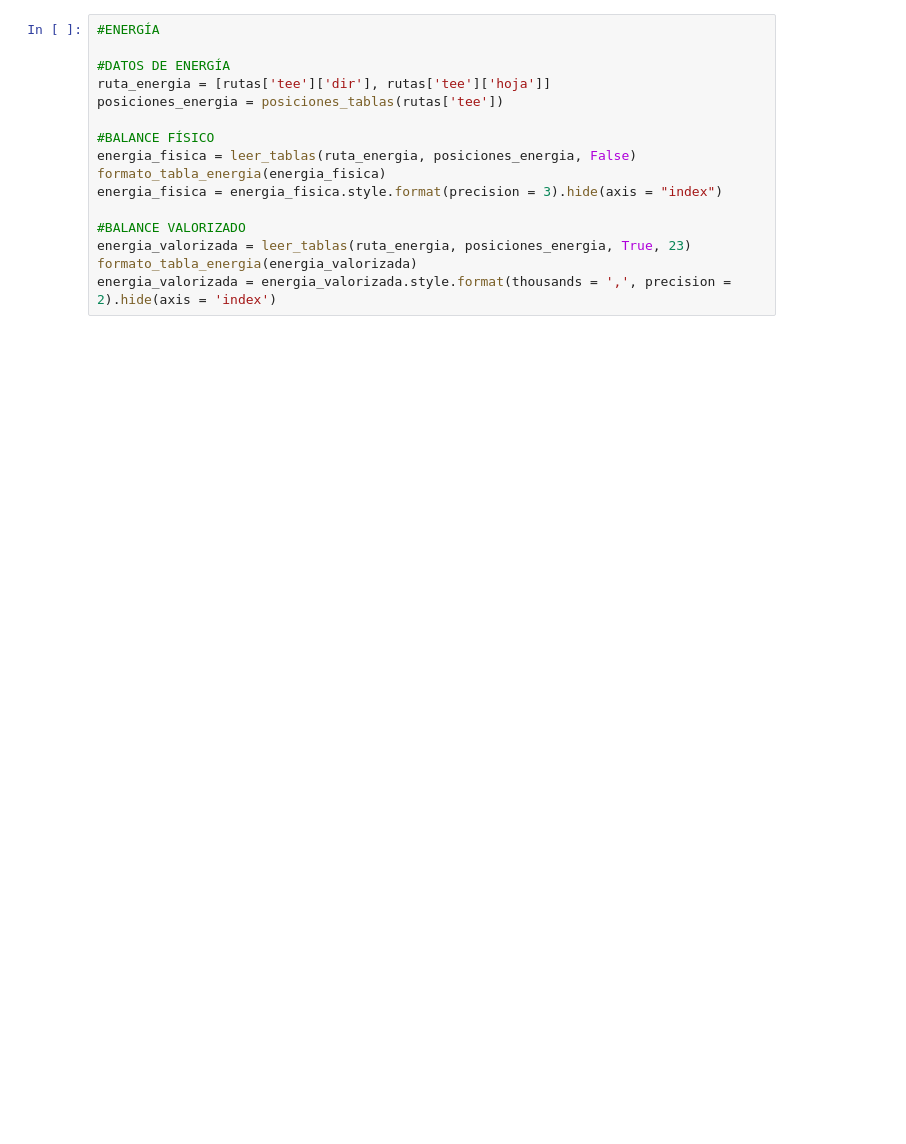
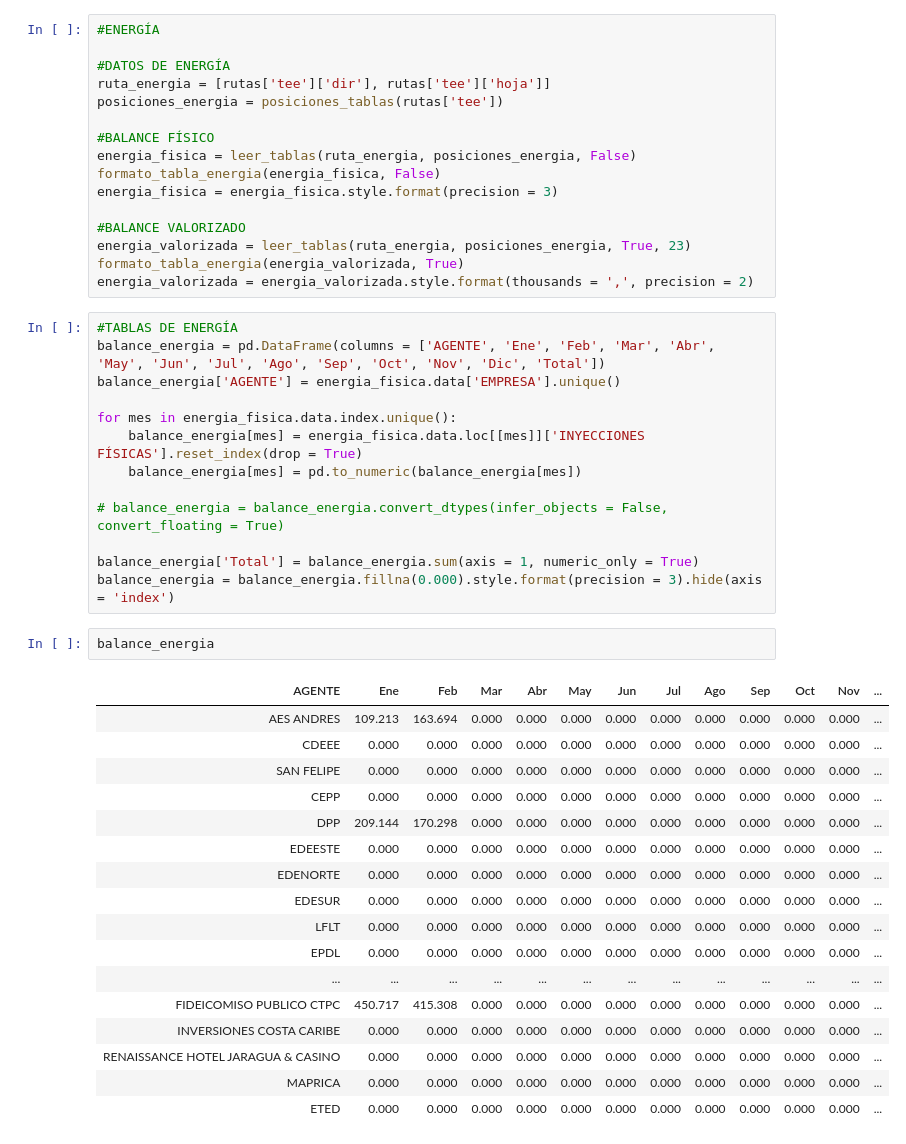
Before and after one commit to Gases/informe_mensual, a Jupyter notebook: informe.ipynb, the cells around one changed output. Saved outputs shown, nothing was run; the diff lists cells and outputs as text; blank space fills up the shorter version.

Commit message:
terminar extraccion de data

```diff
--- a/informe.ipynb
+++ b/informe.ipynb
@@ -179,13 +217,46 @@ posiciones_energia = posiciones_tablas(rutas['tee'])
 
 #BALANCE FÍSICO
 energia_fisica = leer_tablas(ruta_energia, posiciones_energia, False)
-formato_tabla_energia(energia_fisica)
-energia_fisica = energia_fisica.style.format(precision = 3).hide(axis = "index")
+formato_tabla_energia(energia_fisica, False)
+energia_fisica = energia_fisica.style.format(precision = 3)
 
 #BALANCE VALORIZADO
 energia_valorizada = leer_tablas(ruta_energia, posiciones_energia, True, 23)
-formato_tabla_energia(energia_valorizada)
-energia_valorizada = energia_valorizada.style.format(thousands = ',', precision = 2).hide(axis = 'index')
+formato_tabla_energia(energia_valorizada, True)
+energia_valorizada = energia_valorizada.style.format(thousands = ',', precision = 2)
+# %%
+#TABLAS DE ENERGÍA
+balance_energia = pd.DataFrame(columns = ['AGENTE', 'Ene', 'Feb', 'Mar', 'Abr', 'May', 'Jun', 'Jul', 'Ago', 'Sep', 'Oct', 'Nov', 'Dic', 'Total'])
+balance_energia['AGENTE'] = energia_fisica.data['EMPRESA'].unique()
+
+for mes in energia_fisica.data.index.unique():
+    balance_energia[mes] = energia_fisica.data.loc[[mes]]['INYECCIONES FÍSICAS'].reset_index(drop = True)
+    balance_energia[mes] = pd.to_numeric(balance_energia[mes])
+
+# balance_energia = balance_energia.convert_dtypes(infer_objects = False, convert_floating = True)
+
+balance_energia['Total'] = balance_energia.sum(axis = 1, numeric_only = True)
+balance_energia = balance_energia.fillna(0.000).style.format(precision = 3).hide(axis = 'index')
+# %%
+balance_energia
+# %% [output]
+| AGENTE | Ene | Feb | Mar | Abr | May | Jun | Jul | Ago | Sep | Oct | Nov | ... |
+| AES ANDRES | 109.213 | 163.694 | 0.000 | 0.000 | 0.000 | 0.000 | 0.000 | 0.000 | 0.000 | 0.000 | 0.000 | ... |
+| CDEEE | 0.000 | 0.000 | 0.000 | 0.000 | 0.000 | 0.000 | 0.000 | 0.000 | 0.000 | 0.000 | 0.000 | ... |
+| SAN FELIPE | 0.000 | 0.000 | 0.000 | 0.000 | 0.000 | 0.000 | 0.000 | 0.000 | 0.000 | 0.000 | 0.000 | ... |
+| CEPP | 0.000 | 0.000 | 0.000 | 0.000 | 0.000 | 0.000 | 0.000 | 0.000 | 0.000 | 0.000 | 0.000 | ... |
+| DPP | 209.144 | 170.298 | 0.000 | 0.000 | 0.000 | 0.000 | 0.000 | 0.000 | 0.000 | 0.000 | 0.000 | ... |
+| EDEESTE | 0.000 | 0.000 | 0.000 | 0.000 | 0.000 | 0.000 | 0.000 | 0.000 | 0.000 | 0.000 | 0.000 | ... |
+| EDENORTE | 0.000 | 0.000 | 0.000 | 0.000 | 0.000 | 0.000 | 0.000 | 0.000 | 0.000 | 0.000 | 0.000 | ... |
+| EDESUR | 0.000 | 0.000 | 0.000 | 0.000 | 0.000 | 0.000 | 0.000 | 0.000 | 0.000 | 0.000 | 0.000 | ... |
+| LFLT | 0.000 | 0.000 | 0.000 | 0.000 | 0.000 | 0.000 | 0.000 | 0.000 | 0.000 | 0.000 | 0.000 | ... |
+| EPDL | 0.000 | 0.000 | 0.000 | 0.000 | 0.000 | 0.000 | 0.000 | 0.000 | 0.000 | 0.000 | 0.000 | ... |
+| ... | ... | ... | ... | ... | ... | ... | ... | ... | ... | ... | ... | ... |
+| FIDEICOMISO PUBLICO CTPC | 450.717 | 415.308 | 0.000 | 0.000 | 0.000 | 0.000 | 0.000 | 0.000 | 0.000 | 0.000 | 0.000 | ... |
+| INVERSIONES COSTA CARIBE | 0.000 | 0.000 | 0.000 | 0.000 | 0.000 | 0.000 | 0.000 | 0.000 | 0.000 | 0.000 | 0.000 | ... |
+| RENAISSANCE HOTEL JARAGUA & CASINO | 0.000 | 0.000 | 0.000 | 0.000 | 0.000 | 0.000 | 0.000 | 0.000 | 0.000 | 0.000 | 0.000 | ... |
+| MAPRICA | 0.000 | 0.000 | 0.000 | 0.000 | 0.000 | 0.000 | 0.000 | 0.000 | 0.000 | 0.000 | 0.000 | ... |
+| ETED | 0.000 | 0.000 | 0.000 | 0.000 | 0.000 | 0.000 | 0.000 | 0.000 | 0.000 | 0.000 | 0.000 | ... |
 # %%
 #POTENCIA
 
```
Also changed, not shown: parts of 21 cells of this notebook, 1 other file.
